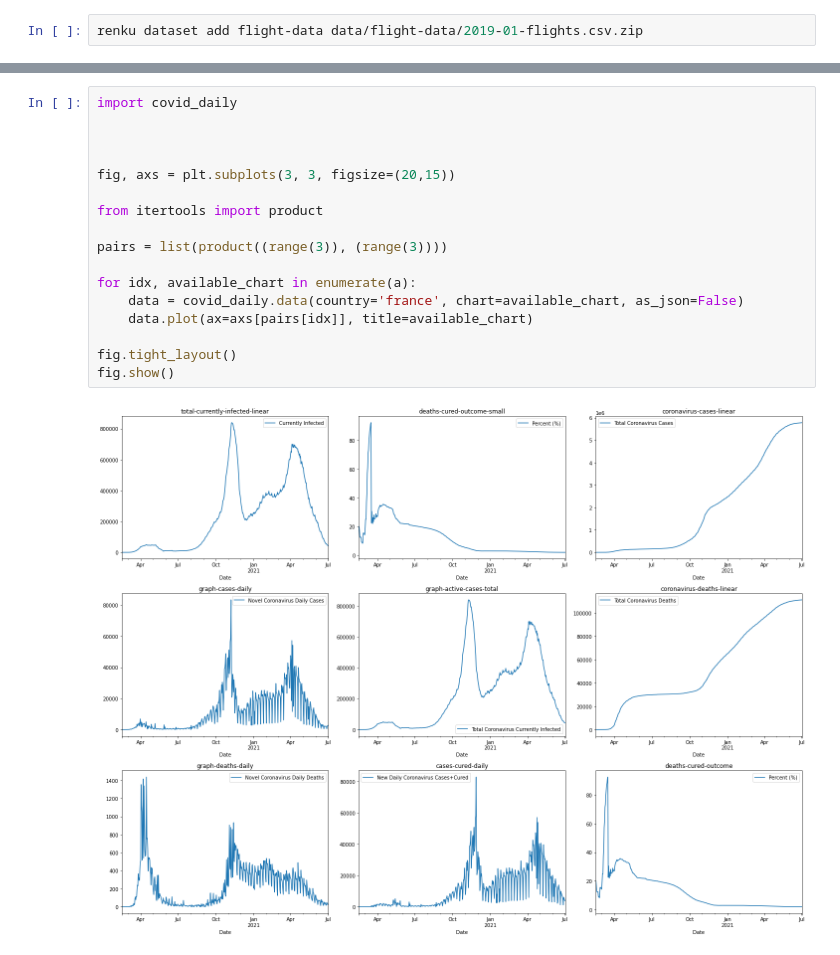
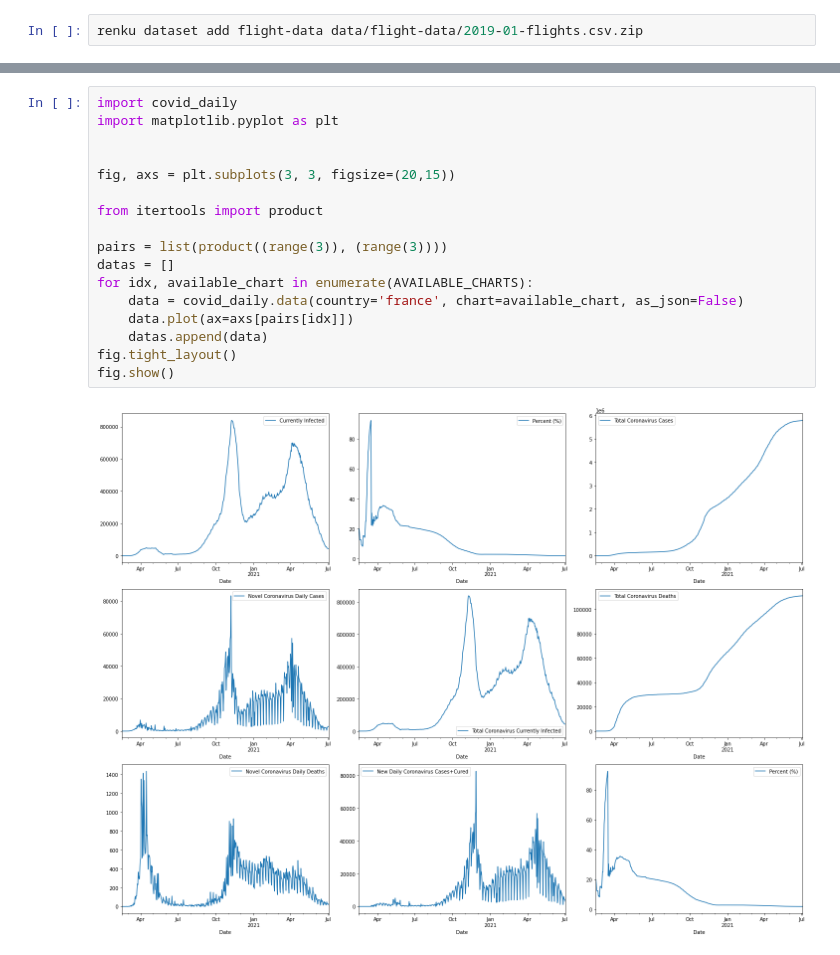
Before and after one commit to selam88/mirror_gitlab_app, a Jupyter notebook: notebooks/first_notebook.ipynb, the cells around one changed output, grey strips where cells are left out. Cells and saved outputs as stored; diff of their text form.

```diff
--- a/notebooks/first_notebook.ipynb
+++ b/notebooks/first_notebook.ipynb
@@ -63,20 +63,20 @@ data.head()
 | 2020-02-19 | 4 | 12.50 | 12 | 0.0 | 4 | ... |
 # %%
 import covid_daily
-
+import matplotlib.pyplot as plt
 
 
 fig, axs = plt.subplots(3, 3, figsize=(20,15))
 
 from itertools import product
 
 pairs = list(product((range(3)), (range(3))))
-
-for idx, available_chart in enumerate(a):
+datas = []
+for idx, available_chart in enumerate(AVAILABLE_CHARTS):
     data = covid_daily.data(country='france', chart=available_chart, as_json=False)
-    data.plot(ax=axs[pairs[idx]], title=available_chart)
-
+    data.plot(ax=axs[pairs[idx]])
+    datas.append(data)
 fig.tight_layout()
 fig.show()
 # %% [output]
-[figure, old version]
+[figure, new version]
```
Also changed, not shown: parts of 2 cells of this notebook, 1 other file.
